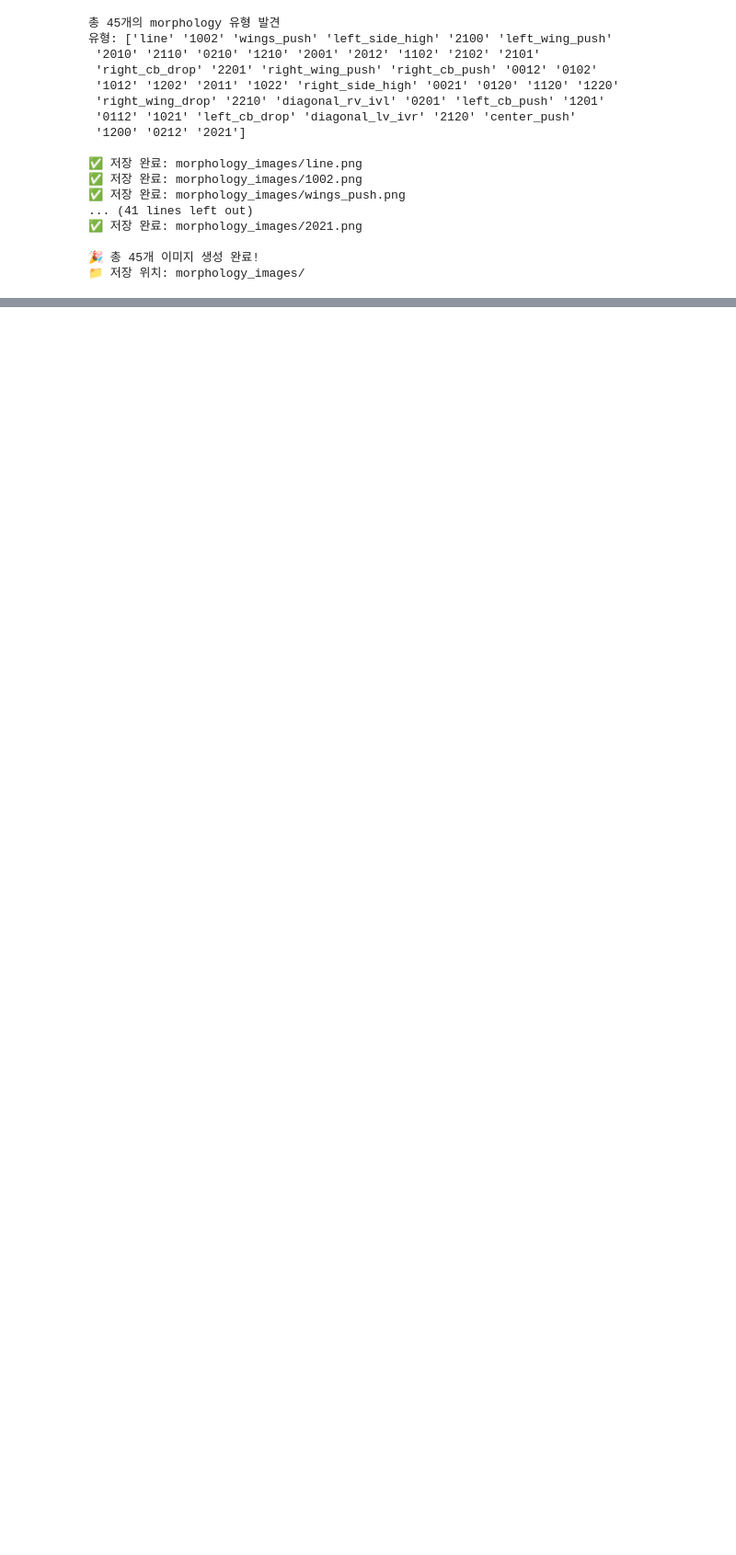
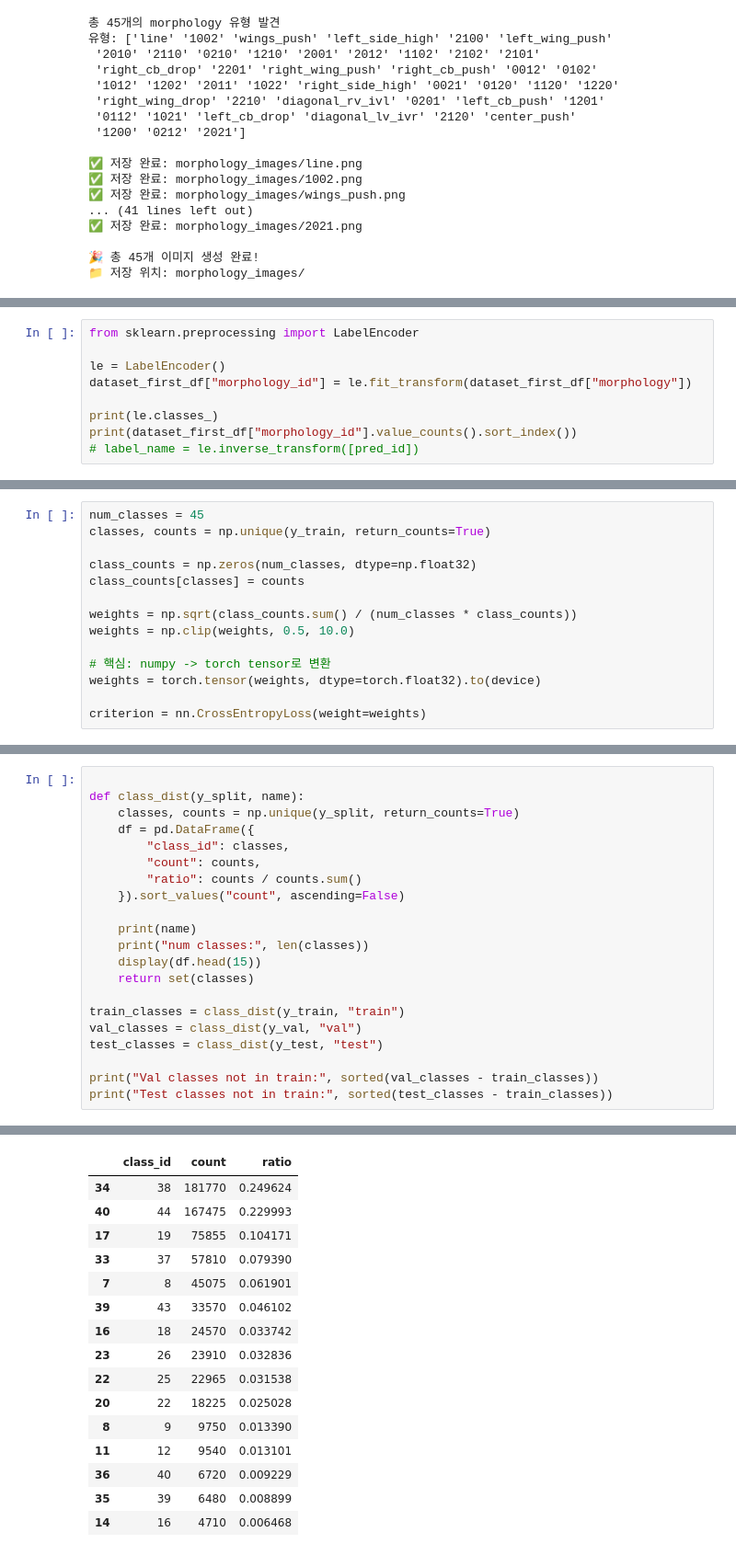
Before and after one commit to Csenongmin/FootballTrans, a Jupyter notebook: labeling.ipynb, the cells around one changed output, grey strips where cells are left out. Shown at 92% size. Saved outputs shown, nothing was run; the diff lists cells and outputs as text; blank space fills up the shorter version.

```diff
--- a/labeling.ipynb
+++ b/labeling.ipynb
@@ -465,0 +666,9 @@ visualize_morphology_samples(filtered_df_Home, x_columns, output_dir='morphology
+# %%
+from sklearn.preprocessing import LabelEncoder
+
+le = LabelEncoder()
+dataset_first_df["morphology_id"] = le.fit_transform(dataset_first_df["morphology"])
+
+print(le.classes_)
+print(dataset_first_df["morphology_id"].value_counts().sort_index())
+# label_name = le.inverse_transform([pred_id])
@@ -465,0 +845,14 @@ visualize_morphology_samples(filtered_df_Home, x_columns, output_dir='morphology
+# %%
+num_classes = 45
+classes, counts = np.unique(y_train, return_counts=True)
+
+class_counts = np.zeros(num_classes, dtype=np.float32)
+class_counts[classes] = counts
+
+weights = np.sqrt(class_counts.sum() / (num_classes * class_counts))
+weights = np.clip(weights, 0.5, 10.0)
+
+# 핵심: numpy -> torch tensor로 변환
+weights = torch.tensor(weights, dtype=torch.float32).to(device)
+
+criterion = nn.CrossEntropyLoss(weight=weights)
@@ -465,0 +989,22 @@ visualize_morphology_samples(filtered_df_Home, x_columns, output_dir='morphology
+# %%
+
+def class_dist(y_split, name):
+    classes, counts = np.unique(y_split, return_counts=True)
+    df = pd.DataFrame({
+        "class_id": classes,
+        "count": counts,
+        "ratio": counts / counts.sum()
+    }).sort_values("count", ascending=False)
+
+    print(name)
+    print("num classes:", len(classes))
+    display(df.head(15))
+    return set(classes)
+
+train_classes = class_dist(y_train, "train")
+val_classes = class_dist(y_val, "val")
+test_classes = class_dist(y_test, "test")
+
+print("Val classes not in train:", sorted(val_classes - train_classes))
+print("Test classes not in train:", sorted(test_classes - train_classes))
+# %% [output]
@@ -465,0 +1013,16 @@ visualize_morphology_samples(filtered_df_Home, x_columns, output_dir='morphology
+|  | class_id | count | ratio |
+| 34 | 38 | 181770 | 0.249624 |
+| 40 | 44 | 167475 | 0.229993 |
+| 17 | 19 | 75855 | 0.104171 |
+| 33 | 37 | 57810 | 0.079390 |
+| 7 | 8 | 45075 | 0.061901 |
+| 39 | 43 | 33570 | 0.046102 |
+| 16 | 18 | 24570 | 0.033742 |
+| 23 | 26 | 23910 | 0.032836 |
+| 22 | 25 | 22965 | 0.031538 |
+| 20 | 22 | 18225 | 0.025028 |
+| 8 | 9 | 9750 | 0.013390 |
+| 11 | 12 | 9540 | 0.013101 |
+| 36 | 40 | 6720 | 0.009229 |
+| 35 | 39 | 6480 | 0.008899 |
+| 14 | 16 | 4710 | 0.006468 |
```
Also changed, not shown: parts of 28 cells of this notebook, 6 other files.
